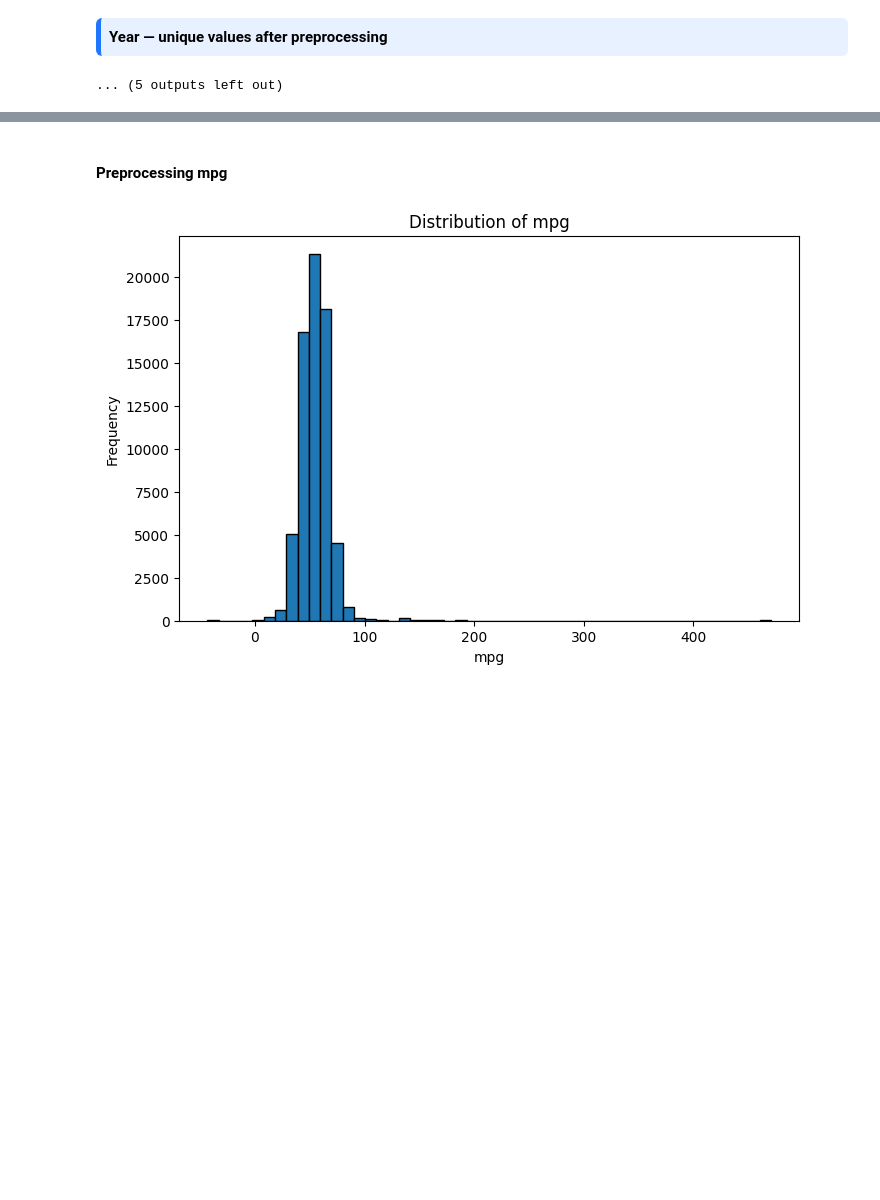
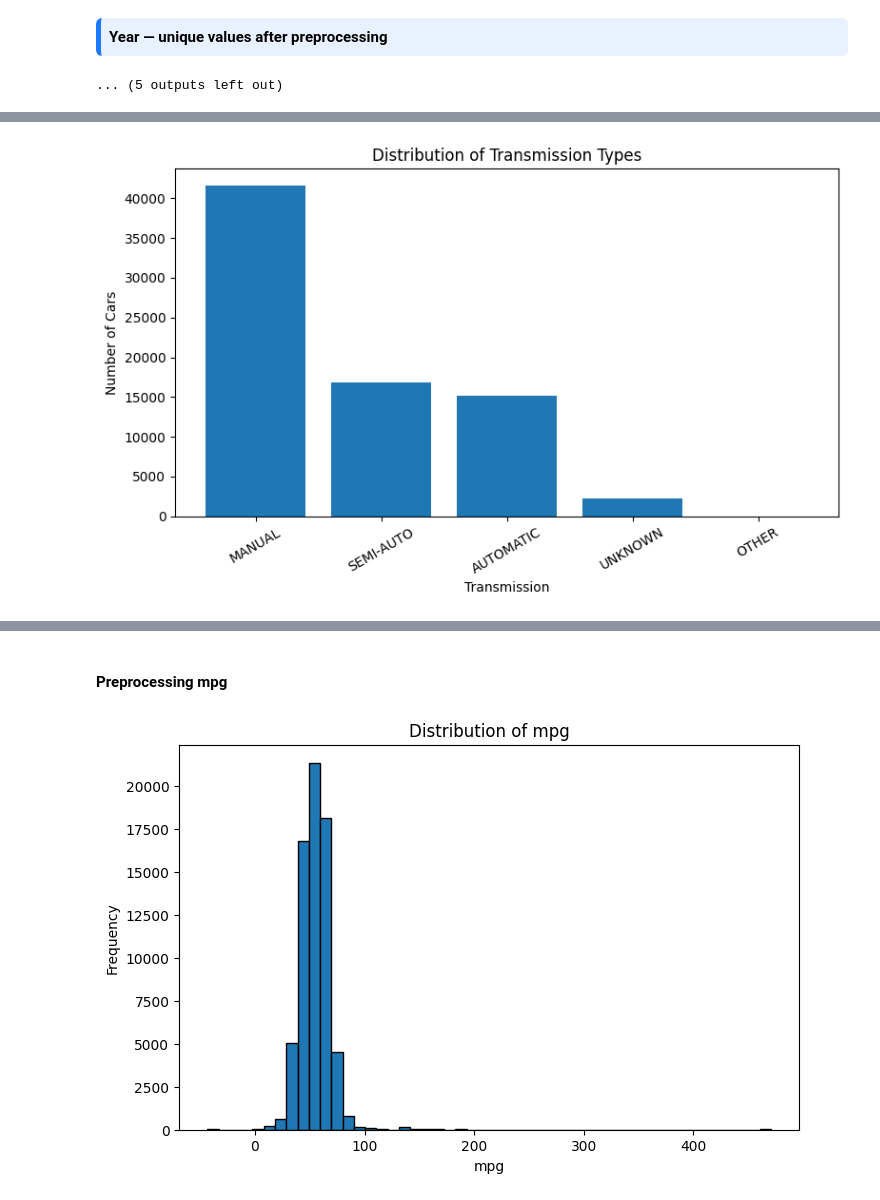
Before and after one commit to carlosoamorim/cars-4-you, a Jupyter notebook: Group57_part1.ipynb, the cells around one changed output, grey strips where cells are left out. Saved outputs shown, nothing was run; the diff lists cells and outputs as text; code cells hidden in the pictures; blank space fills up the shorter version.

```diff
--- a/Group57_part1.ipynb
+++ b/Group57_part1.ipynb
@@ -905,3 +829,0 @@ plt.show()
-# %%
-df = limpar_anos(df,2020)
-df[df["year"].isna()]
@@ -1142,0 +967,26 @@ df[df["mileage"].isna()]
+# %%
+# =========================================
+# Transmission feature — Distribution bar plot
+# =========================================
+
+import matplotlib.pyplot as plt
+
+# ---- Transmission distribution (NaN included)
+transmission_counts = (
+    df["transmission"]
+    .fillna("UNKNOWN")
+    .value_counts()
+)
+
+plt.figure(figsize=(8, 5))
+plt.bar(transmission_counts.index, transmission_counts.values)
+
+plt.title("Distribution of Transmission Types")
+plt.xlabel("Transmission")
+plt.ylabel("Number of Cars")
+
+plt.xticks(rotation=30)
+plt.tight_layout()
+plt.show()
+# %% [output]
+[figure, added]
```
Also changed, not shown: parts of 47 cells of this notebook.
